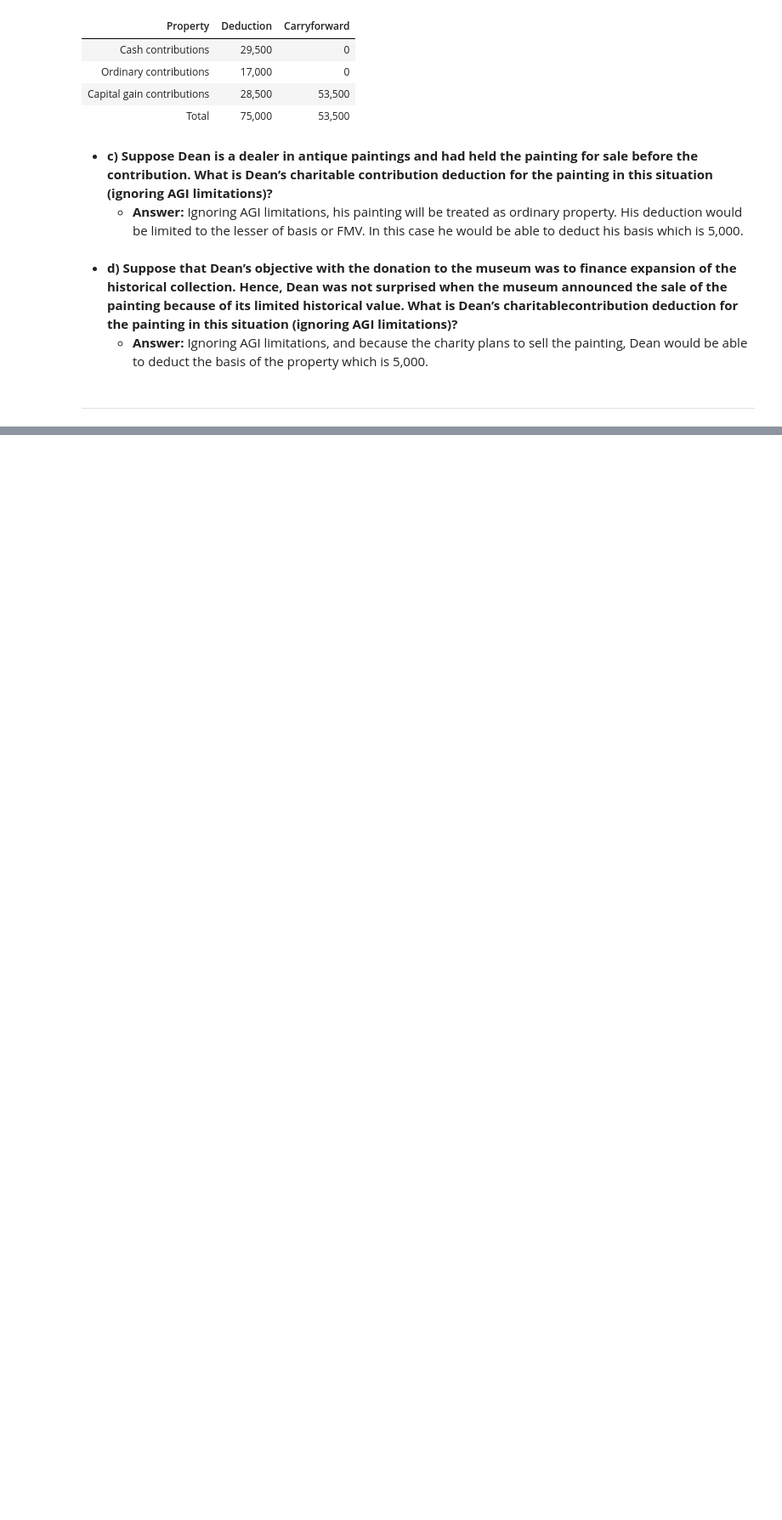
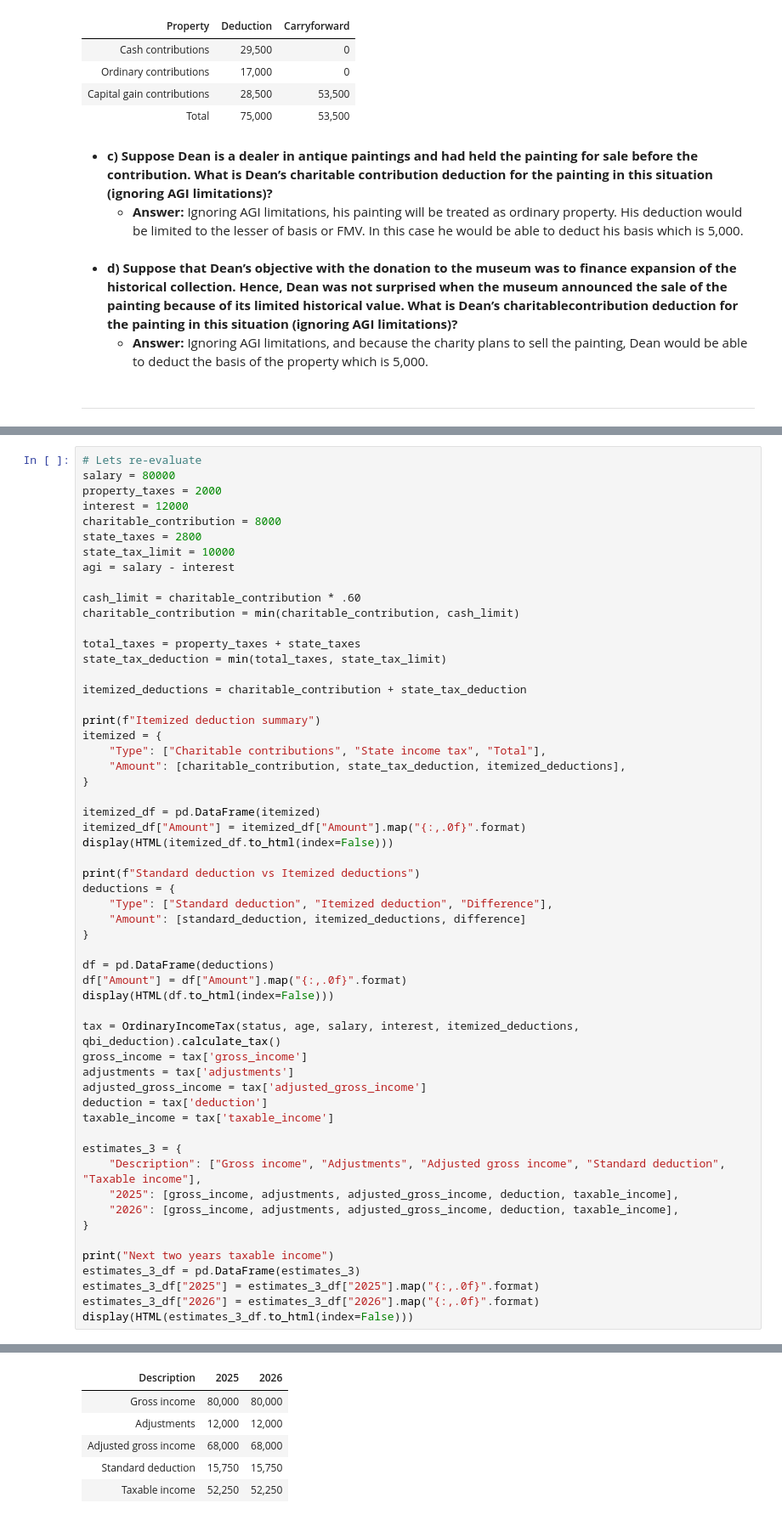
Before and after one commit to ekmartinez/Federal_Taxation, a Jupyter notebook: 05_Individual_Deductions/05_Individual_Deductions_Exercises.ipynb, the cells around one changed output, grey strips where cells are left out. Shown at 85% size. Drawn from its saved outputs; the diff is of its cells as text; blank space fills up the shorter version.

```diff
--- a/05_Individual_Deductions/05_Individual_Deductions_Exercises.ipynb
+++ b/05_Individual_Deductions/05_Individual_Deductions_Exercises.ipynb
@@ -1062,0 +1173,57 @@ display(HTML(df.to_html(index=False)))
+# %%
+# Lets re-evaluate
+salary = 80000
+property_taxes = 2000
+interest = 12000
+charitable_contribution = 8000
+state_taxes = 2800
+state_tax_limit = 10000
+agi = salary - interest
+
+cash_limit = charitable_contribution * .60
+charitable_contribution = min(charitable_contribution, cash_limit)
+
+total_taxes = property_taxes + state_taxes
+state_tax_deduction = min(total_taxes, state_tax_limit)
+
+itemized_deductions = charitable_contribution + state_tax_deduction
+
+print(f"Itemized deduction summary")
+itemized = {
+    "Type": ["Charitable contributions", "State income tax", "Total"],
+    "Amount": [charitable_contribution, state_tax_deduction, itemized_deductions],
+}
+
+itemized_df = pd.DataFrame(itemized)
+itemized_df["Amount"] = itemized_df["Amount"].map("{:,.0f}".format)
+display(HTML(itemized_df.to_html(index=False)))
+
+print(f"Standard deduction vs Itemized deductions")
+deductions = {
+    "Type": ["Standard deduction", "Itemized deduction", "Difference"],
+    "Amount": [standard_deduction, itemized_deductions, difference]
+}
+
+df = pd.DataFrame(deductions)
+df["Amount"] = df["Amount"].map("{:,.0f}".format)
+display(HTML(df.to_html(index=False)))
+
+tax = OrdinaryIncomeTax(status, age, salary, interest, itemized_deductions, qbi_deduction).calculate_tax()
+gross_income = tax['gross_income']
+adjustments = tax['adjustments']
+adjusted_gross_income = tax['adjusted_gross_income']
+deduction = tax['deduction']
+taxable_income = tax['taxable_income']
+
+estimates_3 = {
+    "Description": ["Gross income", "Adjustments", "Adjusted gross income", "Standard deduction", "Taxable income"],
+    "2025": [gross_income, adjustments, adjusted_gross_income, deduction, taxable_income],
+    "2026": [gross_income, adjustments, adjusted_gross_income, deduction, taxable_income],
+}
+
+print("Next two years taxable income")
+estimates_3_df = pd.DataFrame(estimates_3)
+estimates_3_df["2025"] = estimates_3_df["2025"].map("{:,.0f}".format)
+estimates_3_df["2026"] = estimates_3_df["2026"].map("{:,.0f}".format)
+display(HTML(estimates_3_df.to_html(index=False)))
+# %% [output]
@@ -1062,0 +1241,6 @@ display(HTML(df.to_html(index=False)))
+| Description | 2025 | 2026 |
+| Gross income | 80,000 | 80,000 |
+| Adjustments | 12,000 | 12,000 |
+| Adjusted gross income | 68,000 | 68,000 |
+| Standard deduction | 15,750 | 15,750 |
+| Taxable income | 52,250 | 52,250 |
```
Also changed, not shown: parts of 13 cells of this notebook.
